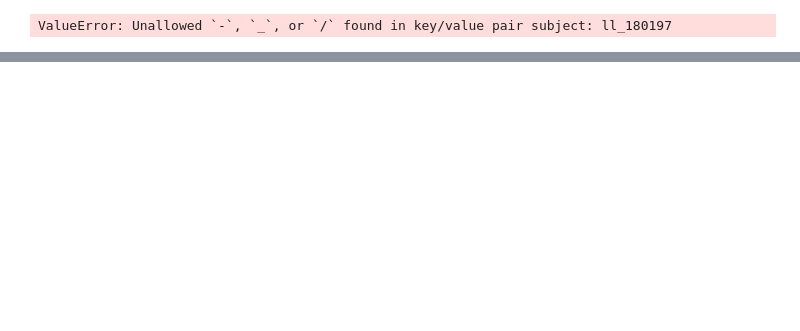
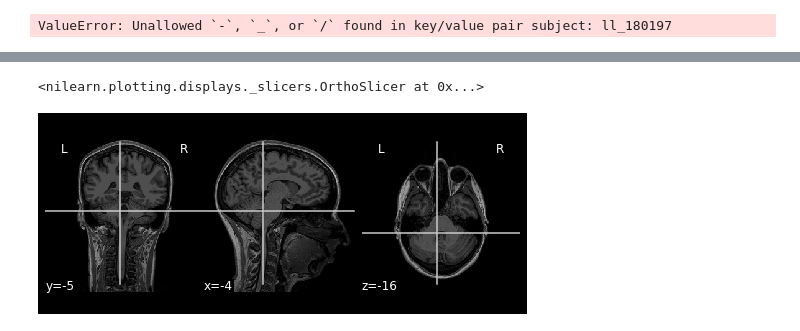
Before and after one commit to hoechenberger/neurospin-mne-hackathon-2022, a Jupyter notebook: 02-convert_to_bids.ipynb, the cells around one changed output, grey strips where cells are left out. Cells and saved outputs as stored; diff of their text form; code cells hidden in the pictures; blank space fills up the shorter version.

```diff
--- a/02-convert_to_bids.ipynb
+++ b/02-convert_to_bids.ipynb
@@ -262,0 +361,11 @@ mne_bids.write_raw_bids(
+# %%
+fname_t1 =f'{input_dir}/{subject}/{session}/T1.nii.gz'
+
+bids_path_t1 = bids_path.copy().update(
+    task=None,
+    run=None,
+    suffix='T1w',
+    extension='.nii.gz',
+    datatype='anat'
+)
+bids_path_t1
@@ -262,0 +402,7 @@ mne_bids.write_raw_bids(
+# %%
+from nilearn.plotting import plot_anat
+
+plot_anat(str(bids_path_t1))
+# %% [output]
+<nilearn.plotting.displays._slicers.OrthoSlicer at 0x...>
+[figure, added]
```
Also changed, not shown: parts of 18 cells of this notebook, 1 other file.
